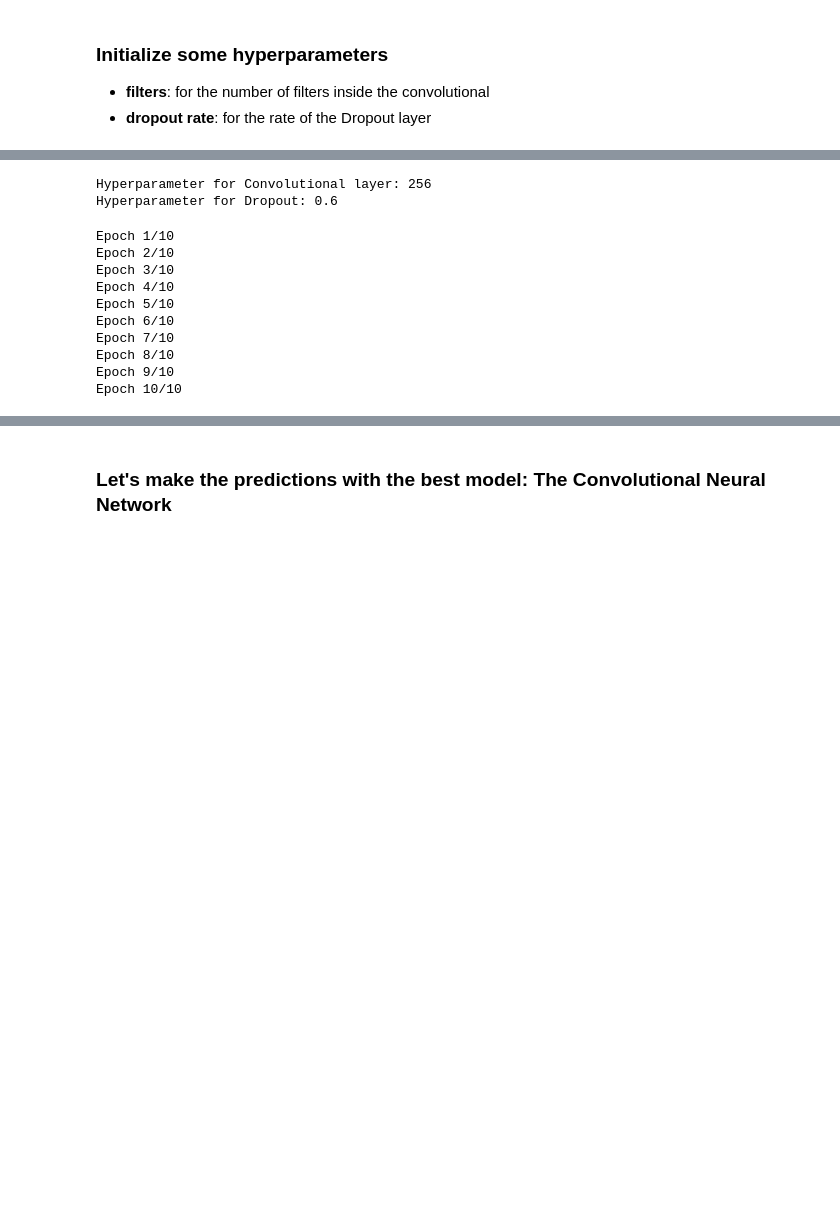
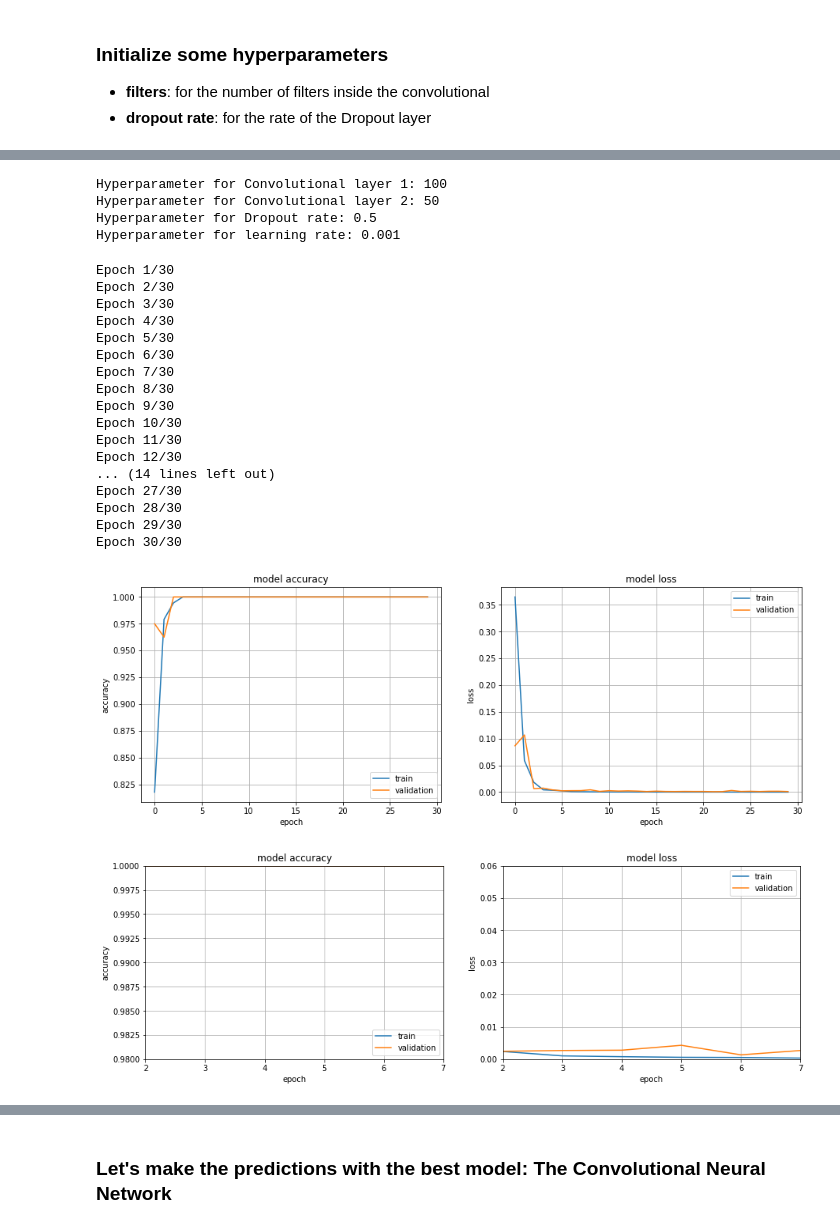
Before and after one commit to andreacutrera/comics_faces_recognizer, a Jupyter notebook: model_selection.ipynb, the cells around one changed output, grey strips where cells are left out. Cells and saved outputs as stored; diff of their text form; code cells hidden in the pictures; blank space fills up the shorter version.

```diff
--- a/model_selection.ipynb
+++ b/model_selection.ipynb
@@ -295,18 +259,27 @@ x_test shape: (200, 100, 100, 1)
 # %%
 def build_model(hp):
-    model = keras.models.Sequential()
-    #convolutional layer
-    model.add(Conv2D(hp.Int("input_units_conv", min_value=32, max_value=224, step=64),
-                     kernel_size=(3, 3), activation='relu'))
-    #pooling layer
-    model.add(MaxPooling2D(pool_size=(2, 2)))
-    model.add(Flatten())
-    model.add(Dropout(hp.Choice('input_units_drop', values=[0.2, 0.4, 0.6, 0.8])))
-    model.add(Dense(num_classes, activation='softmax'))
+    model = tf.keras.Sequential(
+    [
+        keras.Input(shape=input_shape),
+        #convolutional layer
+        layers.Conv2D(hp.Choice('filters_1', values=[100, 200]), kernel_size=(3, 3), activation="relu"),
+        #pooling layer
+        layers.MaxPooling2D(pool_size=(2, 2)),
+        #another convolutional layer
+        layers.Conv2D(hp.Choice('filters_2', values=[25, 50]), kernel_size=(3, 3), activation="relu"),
+        #another pooling layer
+        layers.MaxPooling2D(pool_size=(2, 2)),
+        #flatten layer
+        layers.Flatten(),
+        #dropout layer
+        layers.Dropout(hp.Choice('dropout_rate', values=[0.5, 0.7])),
+        #last 2 neurons for the outcome
+        layers.Dense(num_classes, activation="softmax")
+    ])
 
     #compile model
     model.compile(loss='categorical_crossentropy',
-                  optimizer='adam',
+                  optimizer=tf.keras.optimizers.Adam(learning_rate=hp.Choice('lr', values=[1e-2, 1e-3])),
                   metrics=['accuracy'])
     return model
 # %%
@@ -349,8 +318,12 @@ Hp values:
 # Get the optimal hyperparameters
 best_hps=tuner.get_best_hyperparameters(num_trials=1)[0]
 
-print("Hyperparameter for Convolutional layer:", best_hps.get('input_units_conv'))
-print("Hyperparameter for Dropout:", best_hps.get('input_units_drop'))
+print("Hyperparameter for Convolutional layer 1:", best_hps.get('filters_1'))
+print("Hyperparameter for Convolutional layer 2:", best_hps.get('filters_2'))
+print("Hyperparameter for Dropout rate:", best_hps.get('dropout_rate'))
+print("Hyperparameter for learning rate:", best_hps.get('lr'))
 # %% [output]
-Hyperparameter for Convolutional layer: 256
-Hyperparameter for Dropout: 0.6
+Hyperparameter for Convolutional layer 1: 100
+Hyperparameter for Convolutional layer 2: 50
+Hyperparameter for Dropout rate: 0.5
+Hyperparameter for learning rate: 0.001
@@ -370,22 +330,26 @@ model.compile(loss='categorical_crossentropy',
 # %%
-BATCH_SIZE = 128
-epochs = 10
-
-history = model.fit(x_train, y_train,
-                    batch_size=BATCH_SIZE,
-                    epochs=epochs,
-                    validation_data=[x_val, y_val])
+model = tuner.hypermodel.build(best_hps)
+history = model.fit(x_train, y_train, epochs=30, validation_data=(x_val, y_val))
 # %% [output]
-Epoch 1/10
-Epoch 2/10
-Epoch 3/10
-Epoch 4/10
-Epoch 5/10
-Epoch 6/10
-Epoch 7/10
-Epoch 8/10
-Epoch 9/10
-Epoch 10/10
+Epoch 1/30
+Epoch 2/30
+Epoch 3/30
+Epoch 4/30
+Epoch 5/30
+Epoch 6/30
+Epoch 7/30
+Epoch 8/30
+Epoch 9/30
+Epoch 10/30
+Epoch 11/30
+Epoch 12/30
+... (14 lines left out)
+Epoch 27/30
+Epoch 28/30
+Epoch 29/30
+Epoch 30/30
+[figure, added]
+[figure, added]
 # %%
 # summarize history for accuracy
 plt.figure(1, figsize=(15, 5))
```
Also changed, not shown: parts of 46 cells of this notebook.
